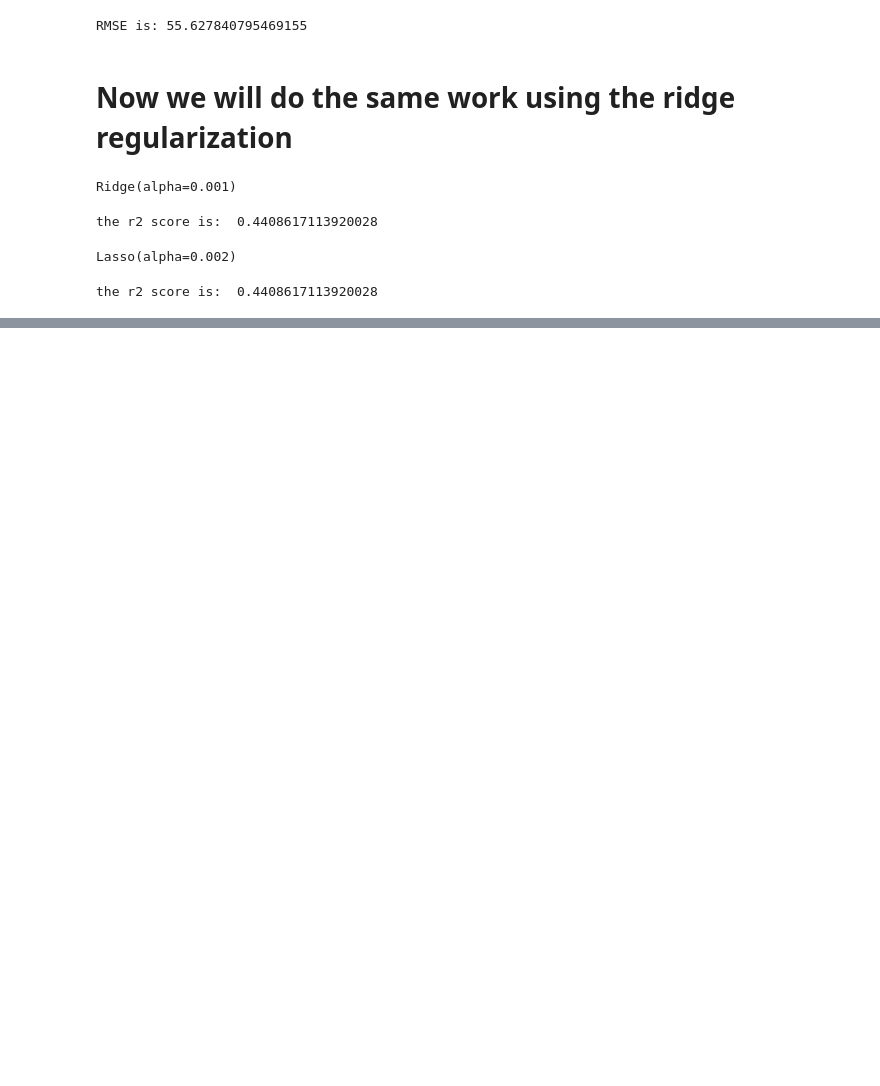
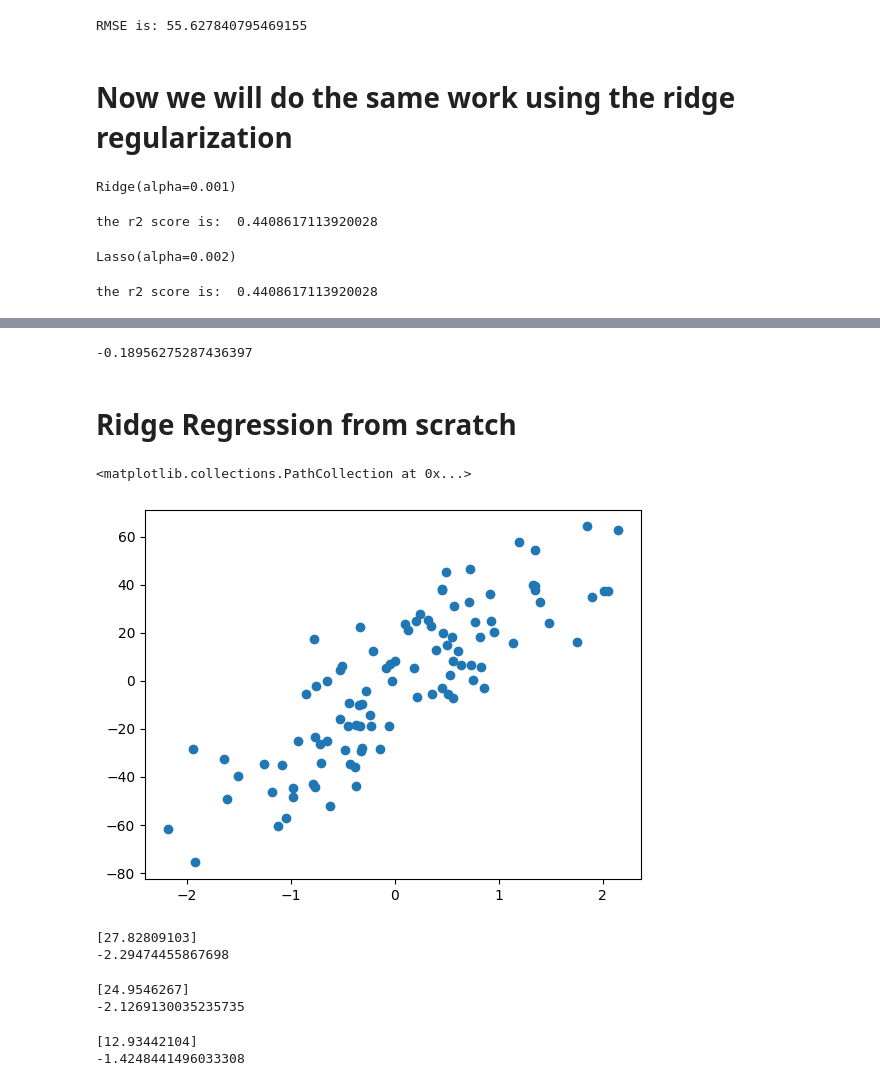
Before and after one commit to Abhishek-jakhar/Machine_learning, a Jupyter notebook: Ridge_regularization.ipynb, the cells around one changed output, grey strips where cells are left out. Saved outputs shown, nothing was run; the diff lists cells and outputs as text; code cells hidden in the pictures; blank space fills up the shorter version.

```diff
--- a/Ridge_regularization.ipynb
+++ b/Ridge_regularization.ipynb
@@ -81,0 +91,6 @@ the r2 score is:  0.4408617113920028
+# %%
+r2_score(y_test,y_pred)
+# %% [output]
+-0.18956275287436397
+# %% [markdown]
+# **Ridge Regression from scratch**
@@ -81,0 +101,7 @@ the r2 score is:  0.4408617113920028
+# %%
+X,y = make_regression(n_samples=100, n_features=1, n_informative=1, n_targets=1,noise=20,random_state=13)
+# %%
+plt.scatter(X,y)
+# %% [output]
+<matplotlib.collections.PathCollection at 0x...>
+[figure, added]
@@ -81,0 +110,8 @@ the r2 score is:  0.4408617113920028
+# %%
+lr = LinearRegression()
+lr.fit(X,y)
+print(lr.coef_)
+print(lr.intercept_)
+# %% [output]
+[27.82809103]
+-2.29474455867698
@@ -81,0 +121,16 @@ the r2 score is:  0.4408617113920028
+# %%
+rr = Ridge(alpha=10)
+rr.fit(X,y)
+print(rr.coef_)
+print(rr.intercept_)
+# %% [output]
+[24.9546267]
+-2.1269130035235735
+# %%
+rr1 = Ridge(alpha=100)
+rr1.fit(X,y)
+print(rr1.coef_)
+print(rr1.intercept_)
+# %% [output]
+[12.93442104]
+-1.4248441496033308
```
Also changed, not shown: parts of 10 cells of this notebook.
